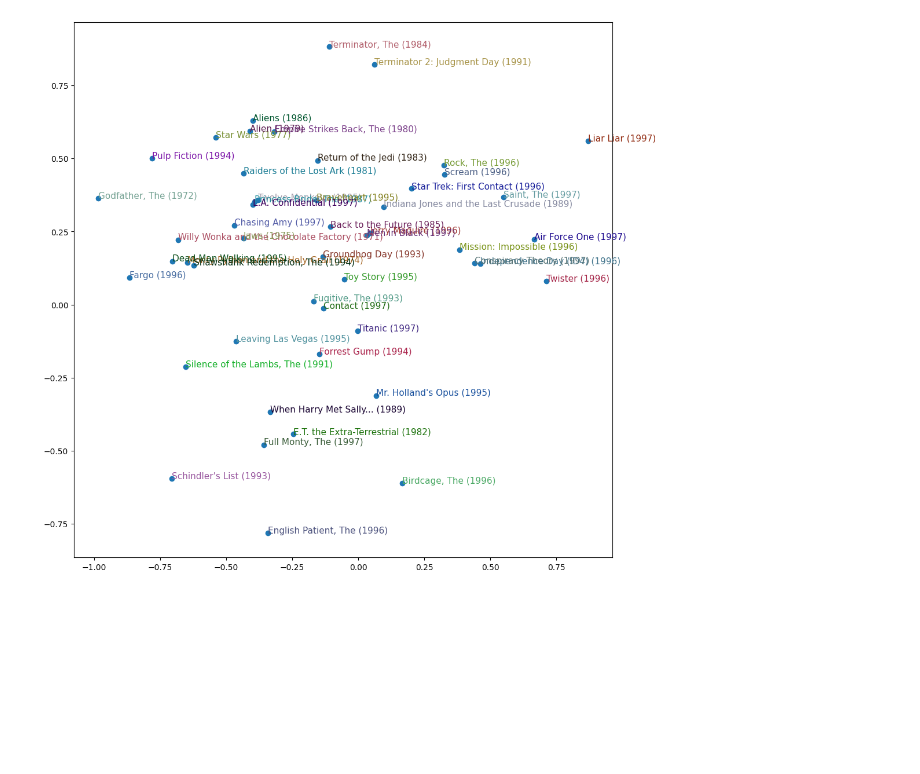
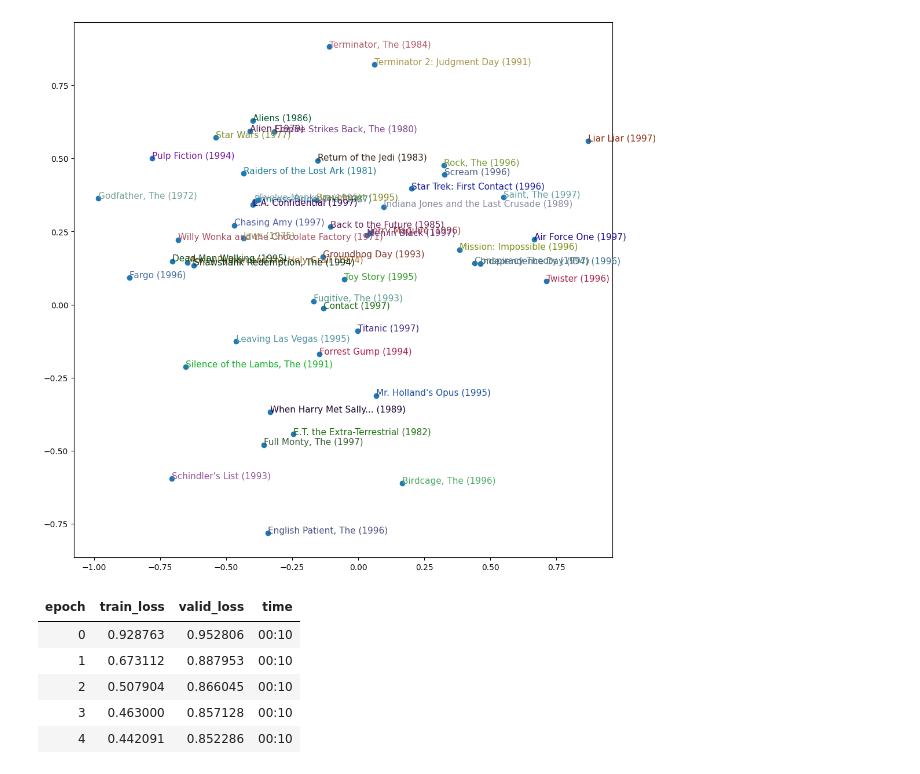
Before and after one commit to RM-0311/FastAI-Course, a Jupyter notebook: collaborativefiltering.ipynb, the cells around one changed output. Saved outputs shown, nothing was run; the diff lists cells and outputs as text; code cells hidden in the pictures; blank space fills up the shorter version.

Commit message:
Kaggle Notebook | CollaborativeFiltering | Do it again but with FastAI

```diff
--- a/collaborativefiltering.ipynb
+++ b/collaborativefiltering.ipynb
@@ -157,3 +157,14 @@ for i, x, y in zip(top_movies[idxs], X, Y):
 plt.show()
 # %% [output]
 [figure]
+# %%
+learn = collab_learner(dls, n_factors=50, y_range=(0, 5.5))
+# %%
+learn.fit_one_cycle(5, 5e-3, wd=0.1)
+# %% [output]
+| epoch | train_loss | valid_loss | time |
+| 0 | 0.928763 | 0.952806 | 00:10 |
+| 1 | 0.673112 | 0.887953 | 00:10 |
+| 2 | 0.507904 | 0.866045 | 00:10 |
+| 3 | 0.463000 | 0.857128 | 00:10 |
+| 4 | 0.442091 | 0.852286 | 00:10 |
```
Also changed, not shown: parts of 3 cells of this notebook.
